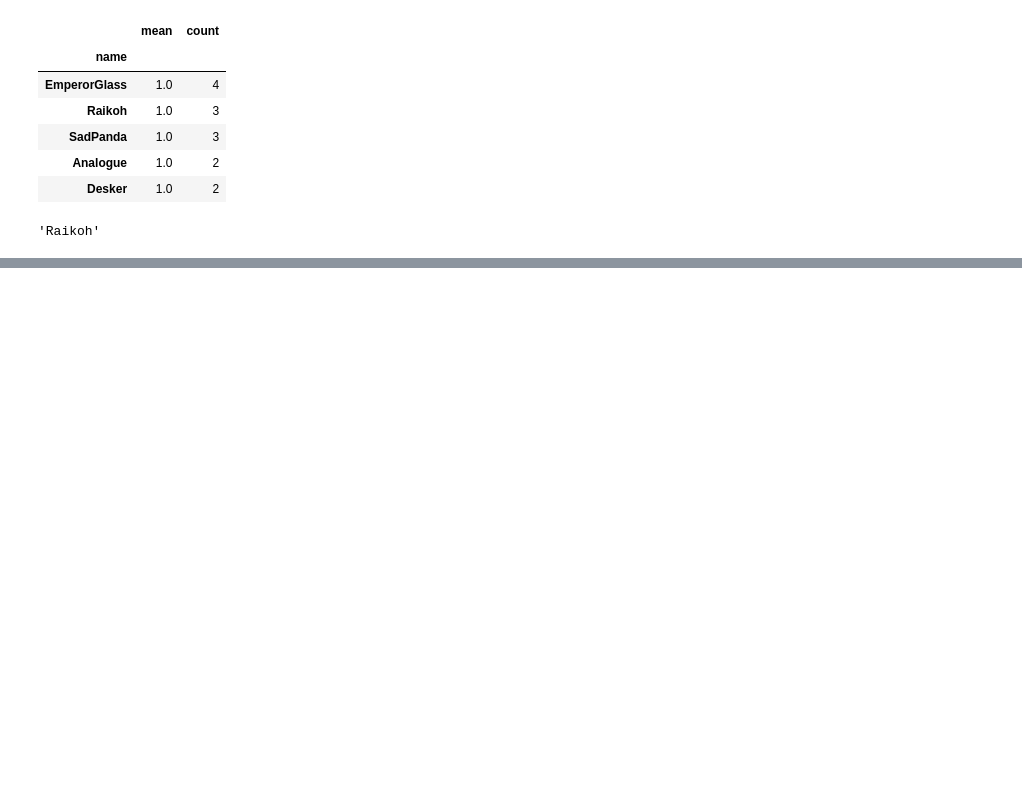
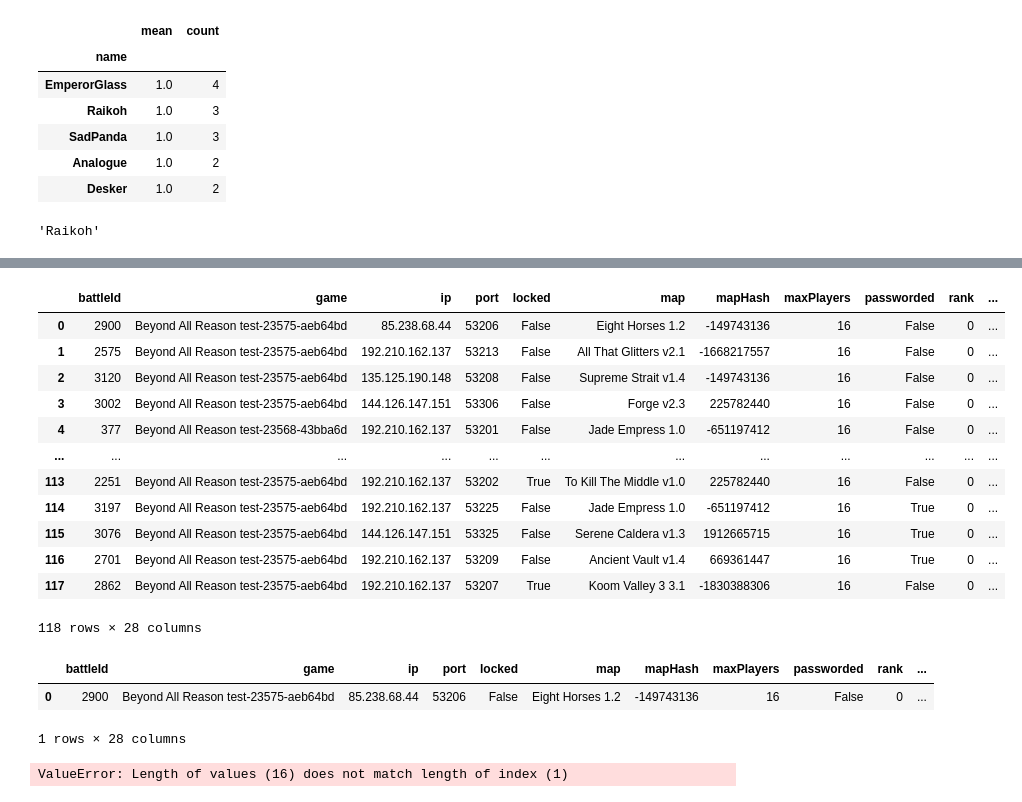
Before and after one commit to furyhawk/bai, a Jupyter notebook: notebooks/library.ipynb, the cells around one changed output, grey strips where cells are left out. Drawn from its saved outputs; the diff is of its cells as text; code cells hidden in the pictures; blank space fills up the shorter version.

Commit message:
feat: short cache

```diff
--- a/notebooks/library.ipynb
+++ b/notebooks/library.ipynb
@@ -31,6 +31,13 @@ def get_data(url: str):
     session = CachedSession("bar_cache", backend="sqlite")
     data = session.get(url).json()
     return data
+
+
+def get_fresh_data(url: str):
+    # print(f"Getting data from {url}")
+    session = CachedSession("short_cache", backend="sqlite", expire_after=60)
+    data = session.get(url).json()
+    return data
 # %%
 # Get user name from user id
 def get_user_name(user_id: int):
@@ -327,0 +376,27 @@ if hasattr(data, 'data'):
+# %%
+battles_json = get_fresh_data("https://api.bar-rts.com/battles")
+battles_df = pd.json_normalize(battles_json)
+# %%
+battles_df
+# %% [output]
+|  | battleId | game | ip | port | locked | map | mapHash | maxPlayers | passworded | rank | ... |
+| 0 | 2900 | Beyond All Reason test-23575-aeb64bd | 85.238.68.44 | 53206 | False | Eight Horses 1.2 | -149743136 | 16 | False | 0 | ... |
+| 1 | 2575 | Beyond All Reason test-23575-aeb64bd | 192.210.162.137 | 53213 | False | All That Glitters v2.1 | -1668217557 | 16 | False | 0 | ... |
+| 2 | 3120 | Beyond All Reason test-23575-aeb64bd | 135.125.190.148 | 53208 | False | Supreme Strait v1.4 | -149743136 | 16 | False | 0 | ... |
+| 3 | 3002 | Beyond All Reason test-23575-aeb64bd | 144.126.147.151 | 53306 | False | Forge v2.3 | 225782440 | 16 | False | 0 | ... |
+| 4 | 377 | Beyond All Reason test-23568-43bba6d | 192.210.162.137 | 53201 | False | Jade Empress 1.0 | -651197412 | 16 | False | 0 | ... |
+| ... | ... | ... | ... | ... | ... | ... | ... | ... | ... | ... | ... |
+| 113 | 2251 | Beyond All Reason test-23575-aeb64bd | 192.210.162.137 | 53202 | True | To Kill The Middle v1.0 | 225782440 | 16 | False | 0 | ... |
+| 114 | 3197 | Beyond All Reason test-23575-aeb64bd | 192.210.162.137 | 53225 | False | Jade Empress 1.0 | -651197412 | 16 | True | 0 | ... |
+| 115 | 3076 | Beyond All Reason test-23575-aeb64bd | 144.126.147.151 | 53325 | False | Serene Caldera v1.3 | 1912665715 | 16 | True | 0 | ... |
+| 116 | 2701 | Beyond All Reason test-23575-aeb64bd | 192.210.162.137 | 53209 | False | Ancient Vault v1.4 | 669361447 | 16 | True | 0 | ... |
+| 117 | 2862 | Beyond All Reason test-23575-aeb64bd | 192.210.162.137 | 53207 | True | Koom Valley 3 3.1 | -1830388306 | 16 | False | 0 | ... |
+118 rows × 28 columns
+# %%
+# Get the battle with the most spectators .sort_values(by='spectators', ascending=False)
+
+battles_df.head(1)
+# %% [output]
+|  | battleId | game | ip | port | locked | map | mapHash | maxPlayers | passworded | rank | ... |
+| 0 | 2900 | Beyond All Reason test-23575-aeb64bd | 85.238.68.44 | 53206 | False | Eight Horses 1.2 | -149743136 | 16 | False | 0 | ... |
+1 rows × 28 columns
@@ -327,0 +421,4 @@ if hasattr(data, 'data'):
+# %%
+pd.DataFrame(battle_list, columns=["teamId", "username", "userId", "skill", "gameStatus"], index=["teamId"])
+# %% [output]
+ValueError: Length of values (16) does not match length of index (1)
```
Also changed, not shown: parts of 6 cells of this notebook, 1 other file.
